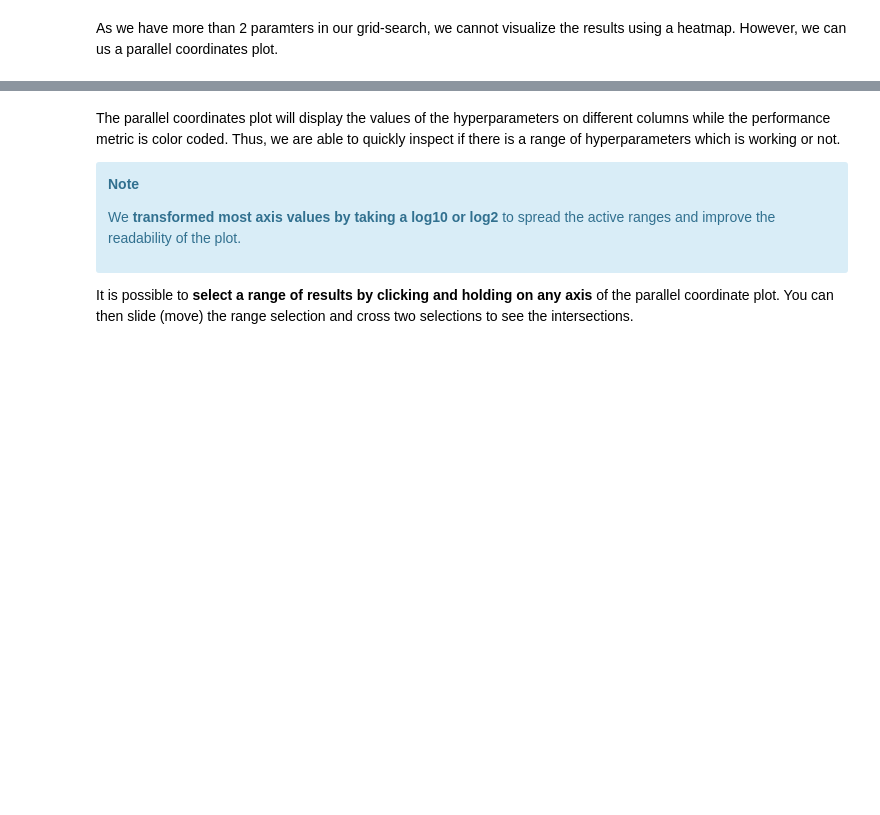
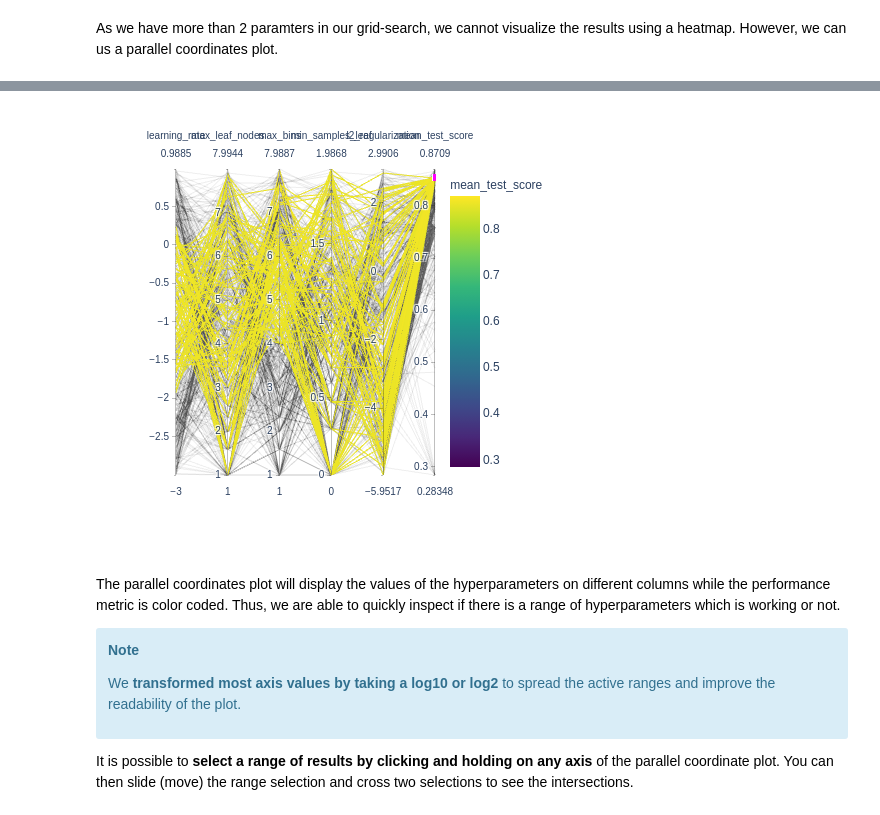
Before and after one commit to MengOonLee/Python, a Jupyter notebook: MOOC/ipynb/HyperparameterTuning/parameter_tuning_randomized_search.ipynb, the cells around one changed output, grey strips where cells are left out. Saved outputs shown, nothing was run; the diff lists cells and outputs as text; code cells hidden in the pictures; blank space fills up the shorter version.

```diff
--- a/MOOC/ipynb/HyperparameterTuning/parameter_tuning_randomized_search.ipynb
+++ b/MOOC/ipynb/HyperparameterTuning/parameter_tuning_randomized_search.ipynb
@@ -206,7 +306,5 @@ results using a heatmap. However, we can us a parallel coordinates plot.
 # %%
 import numpy as np
-import plotly.io as pio
-pio.renderers.default='notebook'
 import plotly.express as px
 
 fig = px.parallel_coordinates(
@@ -220,4 +318,5 @@ fig = px.parallel_coordinates(
     color="mean_test_score",
     color_continuous_scale=px.colors.sequential.Viridis,
 )
-fig.show('notebook')
+fig.show()
+# %% [output]
@@ -224,3 +324,4 @@ fig.show('notebook')
+[figure, added]
 # %% [markdown]
 The parallel coordinates plot will display the values of the hyperparameters
 on different columns while the performance metric is color coded. Thus, we
```
Also changed, not shown: parts of 15 cells of this notebook, 3 other files.
